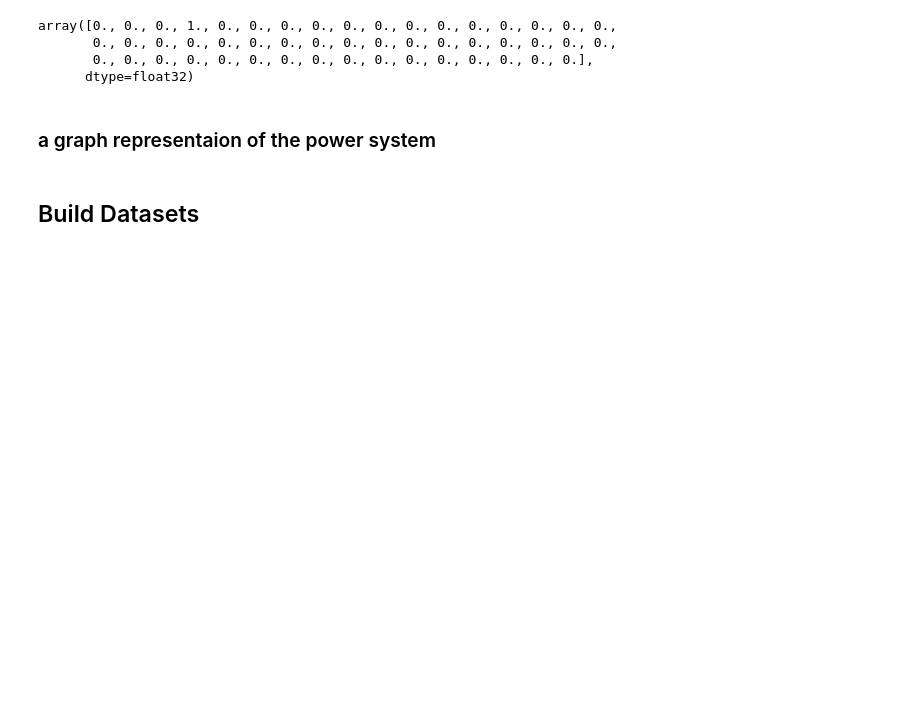
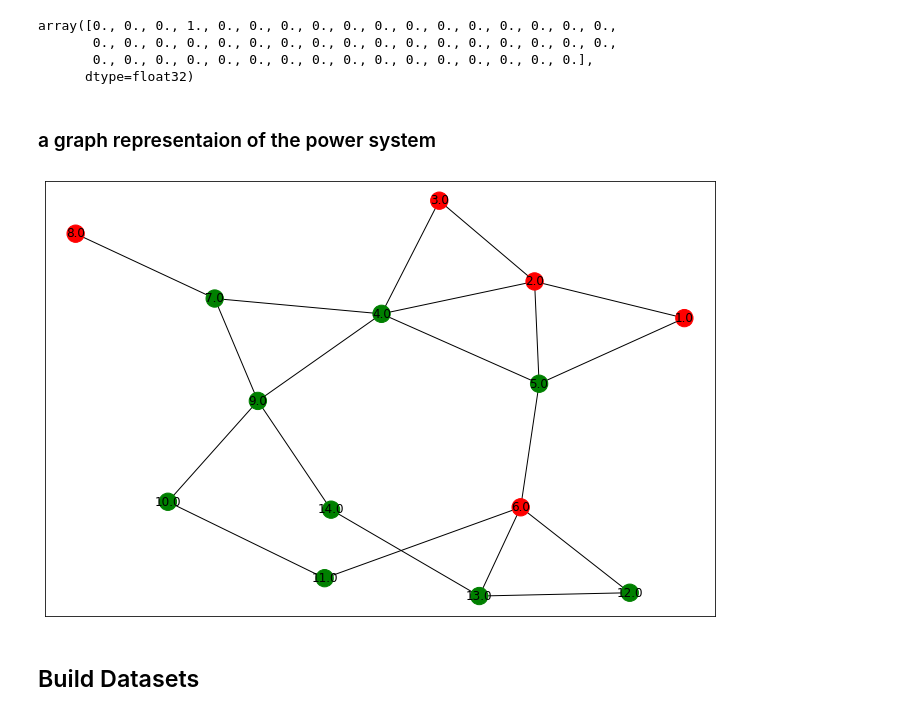
Before and after one commit to jhyun0919/Project_EE394V_SPR2021, a Jupyter notebook: code/data generation/data generation.ipynb, the cells around one changed output. Drawn from its saved outputs; the diff is of its cells as text; code cells hidden in the pictures; blank space fills up the shorter version.

```diff
--- a/code/data generation/data generation.ipynb
+++ b/code/data generation/data generation.ipynb
@@ -88,6 +88,16 @@ array([0., 0., 0., 1., 0., 0., 0., 0., 0., 0., 0., 0., 0., 0., 0., 0., 0.,
       dtype=float32)
 # %% [markdown]
 ### a graph representaion of the power system
+# %%
+g = {
+    "bus_idx": data["bus_info"]["bus_idx"].squeeze(),
+    "fbus2tbus": data["flow_info"]["bus2bus"],
+    "gen_bus_idx":data["gen_info"]["gen2bus"]
+}
+# %%
+plot_graph(g)
+# %% [output]
+[figure, added]
 # %% [markdown]
 ## Build Datasets
 # %% [markdown]
```
Also changed, not shown: parts of 4 cells of this notebook, 1 other file.
